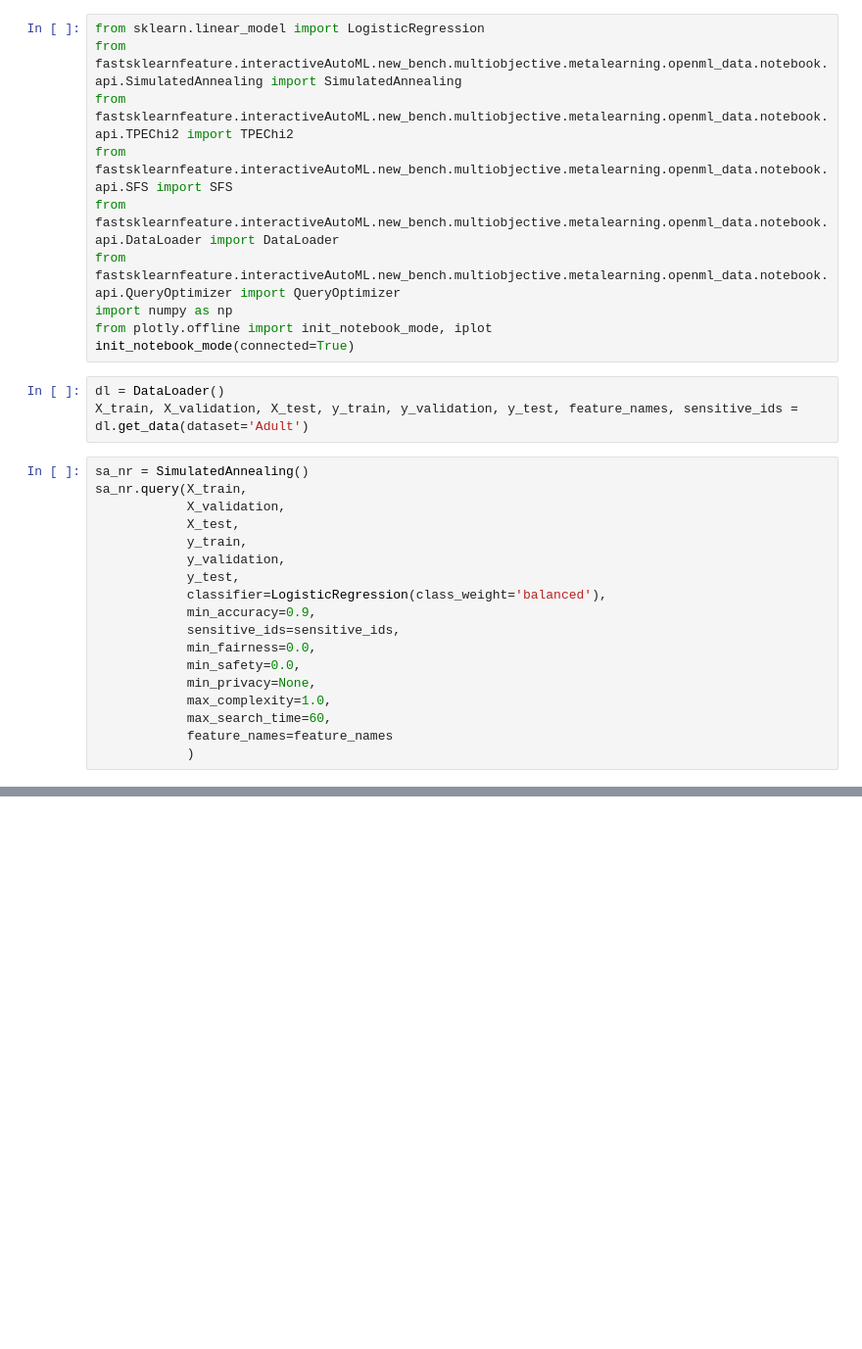
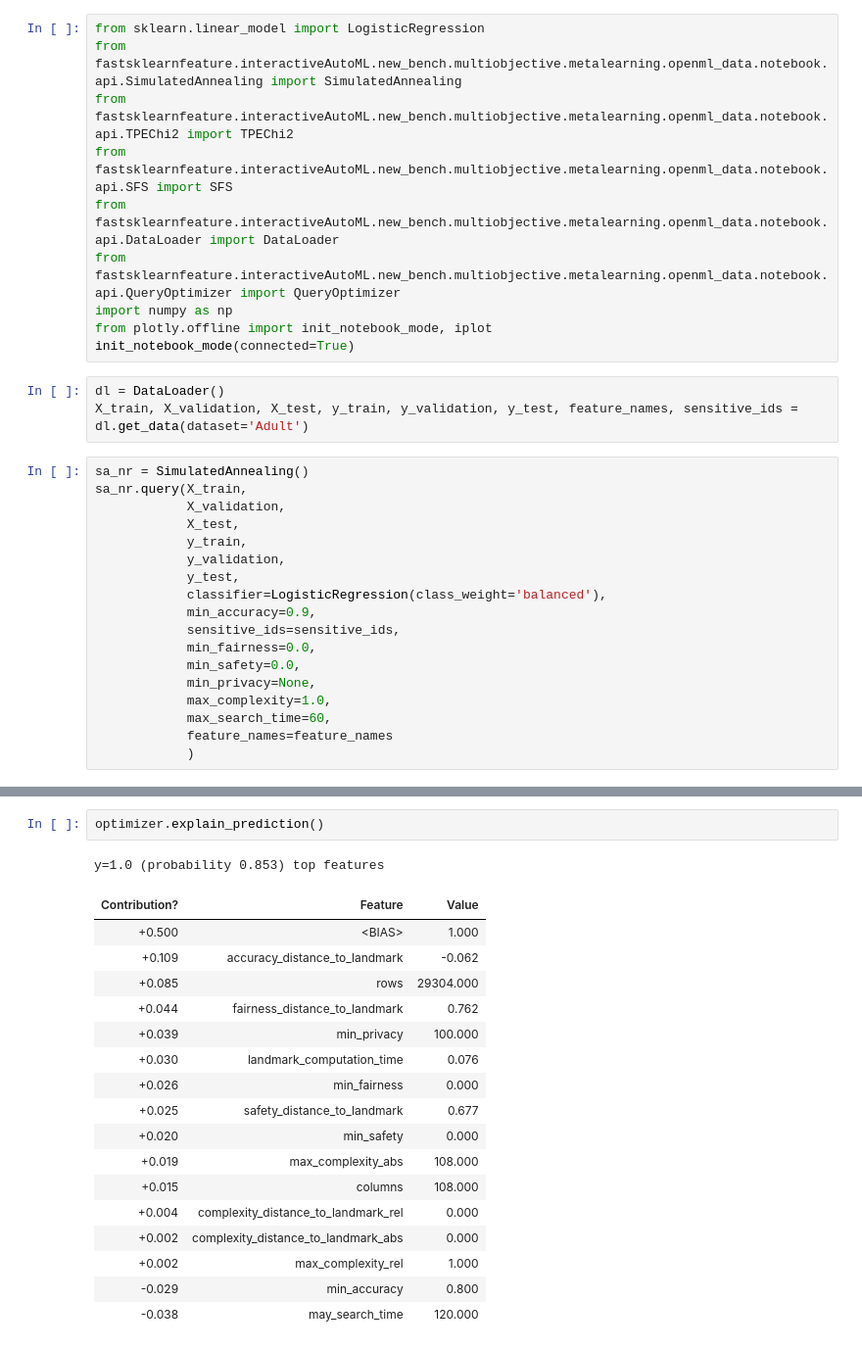
Before and after one commit to BigDaMa/DFS, a Jupyter notebook: new_project/fastsklearnfeature/interactiveAutoML/new_bench/multiobjective/metalearning/openml_data/notebook/Tutorial.ipynb, the cells around one changed output, grey strips where cells are left out. Shown at 98% size. Saved outputs shown, nothing was run; the diff lists cells and outputs as text; blank space fills up the shorter version.

```diff
--- a/new_project/fastsklearnfeature/interactiveAutoML/new_bench/multiobjective/metalearning/openml_data/notebook/Tutorial.ipynb
+++ b/new_project/fastsklearnfeature/interactiveAutoML/new_bench/multiobjective/metalearning/openml_data/notebook/Tutorial.ipynb
@@ -55,0 +53,21 @@ optimizer.get_plan(X_train,
+# %%
+optimizer.explain_prediction()
+# %% [output]
+y=1.0 (probability 0.853) top features
+| Contribution? | Feature | Value |
+| +0.500 | <BIAS> | 1.000 |
+| +0.109 | accuracy_distance_to_landmark | -0.062 |
+| +0.085 | rows | 29304.000 |
+| +0.044 | fairness_distance_to_landmark | 0.762 |
+| +0.039 | min_privacy | 100.000 |
+| +0.030 | landmark_computation_time | 0.076 |
+| +0.026 | min_fairness | 0.000 |
+| +0.025 | safety_distance_to_landmark | 0.677 |
+| +0.020 | min_safety | 0.000 |
+| +0.019 | max_complexity_abs | 108.000 |
+| +0.015 | columns | 108.000 |
+| +0.004 | complexity_distance_to_landmark_rel | 0.000 |
+| +0.002 | complexity_distance_to_landmark_abs | 0.000 |
+| +0.002 | max_complexity_rel | 1.000 |
+| -0.029 | min_accuracy | 0.800 |
+| -0.038 | may_search_time | 120.000 |
```
Also changed, not shown: parts of 4 cells of this notebook, 3 other files.
